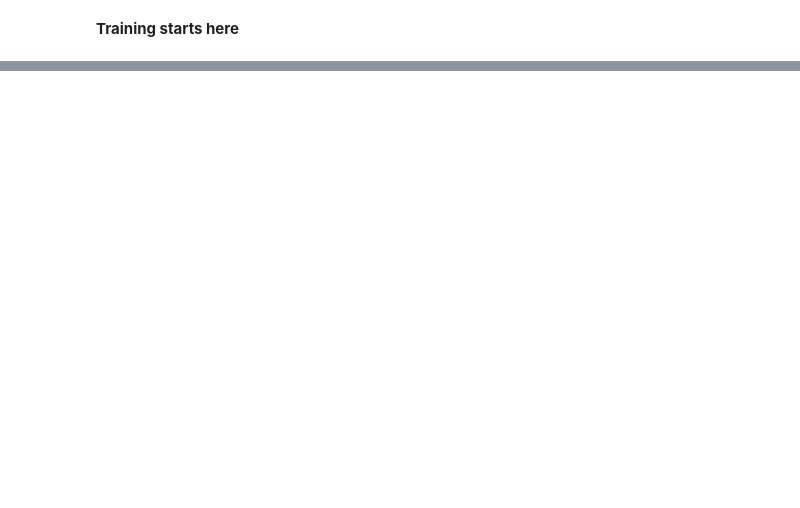
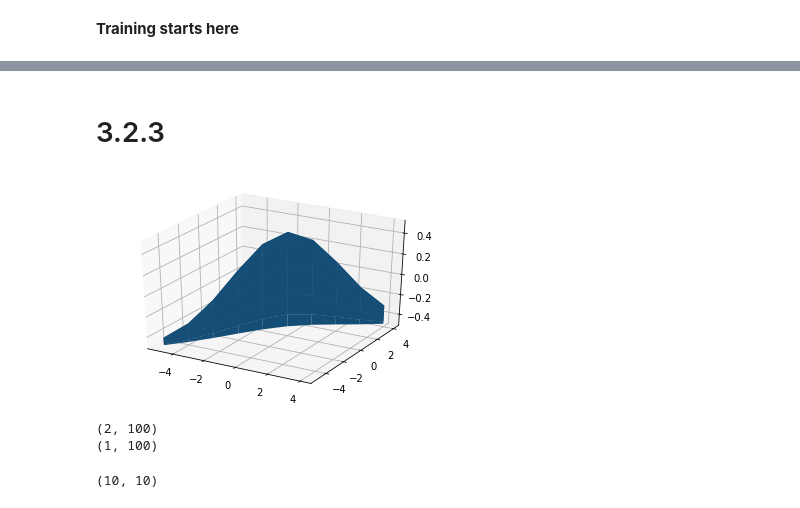
Before and after one commit to NiravSurajlal/KTH-Work, a Jupyter notebook: DD2437HT201 (ANN)/Assignment_1.ipynb, the cells around one changed output, grey strips where cells are left out. Saved outputs shown, nothing was run; the diff lists cells and outputs as text; code cells hidden in the pictures; blank space fills up the shorter version.

```diff
--- a/DD2437HT201 (ANN)/Assignment_1.ipynb
+++ b/DD2437HT201 (ANN)/Assignment_1.ipynb
@@ -259,0 +240,33 @@ plot_decision_boundry(dataA, dataB, weight_set[19])
+# %% [markdown]
+# 3.2.3
+# %%
+import numpy as np
+import matplotlib.pyplot as plt
+from mpl_toolkits.mplot3d import Axes3D
+
+x = np.reshape(np.arange(-5, 5, 1, dtype=float), (-1,1))
+y = np.reshape(np.arange(-5, 5, 1, dtype=float), (-1,1))
+z = []
+
+z = np.exp(-x*x*0.1) * np.exp(-y*y*0.1).T - 0.5
+
+fig = plt.figure()
+ax = fig.add_subplot(111, projection='3d')
+ax.plot_surface(x,y,z)
+plt.show()
+
+# setup targes and inputs. Each input col has r[0] = x, r[1] = y
+# these corres. to targets
+targets = np.reshape(z, (1,len(x)**2))
+[xx, yy] = np.meshgrid(x,y)
+patterns = np.append( np.reshape(xx, (1,len(x)**2)), np.reshape(yy, (1,len(x)**2)), axis=0 )
+# %% [output]
+[figure, added]
+# %%
+print(np.shape(patterns))
+print(np.shape(targets))
+np.shape(xx)
+# %% [output]
+(2, 100)
+(1, 100)
+(10, 10)
```
Also changed, not shown: parts of 20 cells of this notebook, 2 other files.
